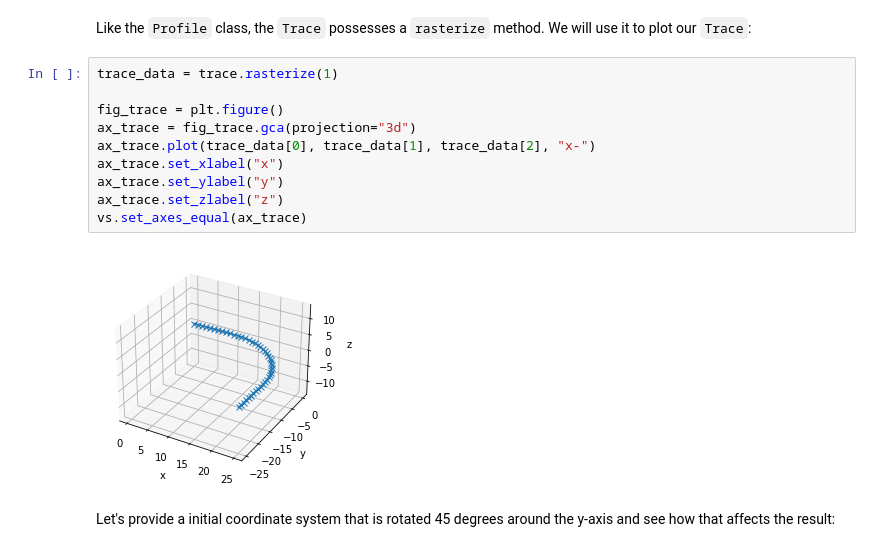
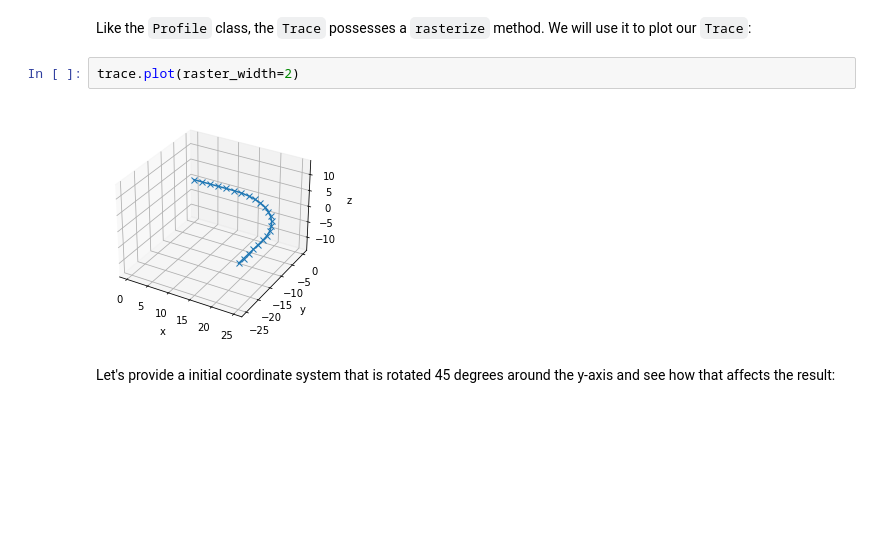
Before and after one commit to BAMWelDX/weldx, a Jupyter notebook: tutorials/geometry_02_geometry.ipynb, the cells around one changed output. Saved outputs shown, nothing was run; the diff lists cells and outputs as text; blank space fills up the shorter version.

Commit message:
Add plot function to trace

```diff
--- a/tutorials/geometry_02_geometry.ipynb
+++ b/tutorials/geometry_02_geometry.ipynb
@@ -66,18 +66,10 @@ trace = Trace([line_segment, arc_segment,line_segment])
 # %% [markdown]
 Like the `Profile` class, the `Trace` possesses a `rasterize` method.
 We will use it to plot our `Trace`:
-# %%
-trace_data = trace.rasterize(1)
-
-fig_trace = plt.figure()
-ax_trace = fig_trace.gca(projection="3d")
-ax_trace.plot(trace_data[0], trace_data[1], trace_data[2], "x-")
-ax_trace.set_xlabel("x")
-ax_trace.set_ylabel("y")
-ax_trace.set_zlabel("z")
-vs.set_axes_equal(ax_trace)
-# %% [output]
-[figure, removed]
+# %%
+trace.plot(raster_width=2)
+# %% [output]
+[figure, added]
 # %% [markdown]
 Let's provide a initial coordinate system that is rotated 45 degrees around the y-axis and see how that affects the
 result:
```
Also changed, not shown: parts of 2 cells of this notebook, 1 other file.
